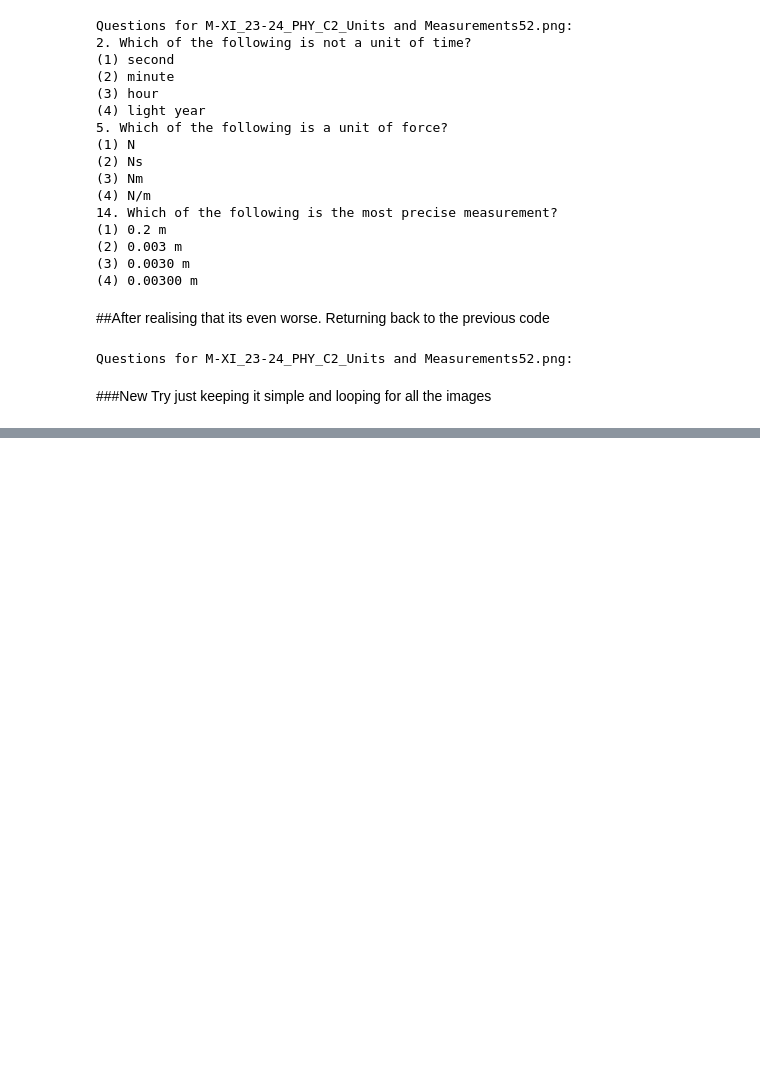
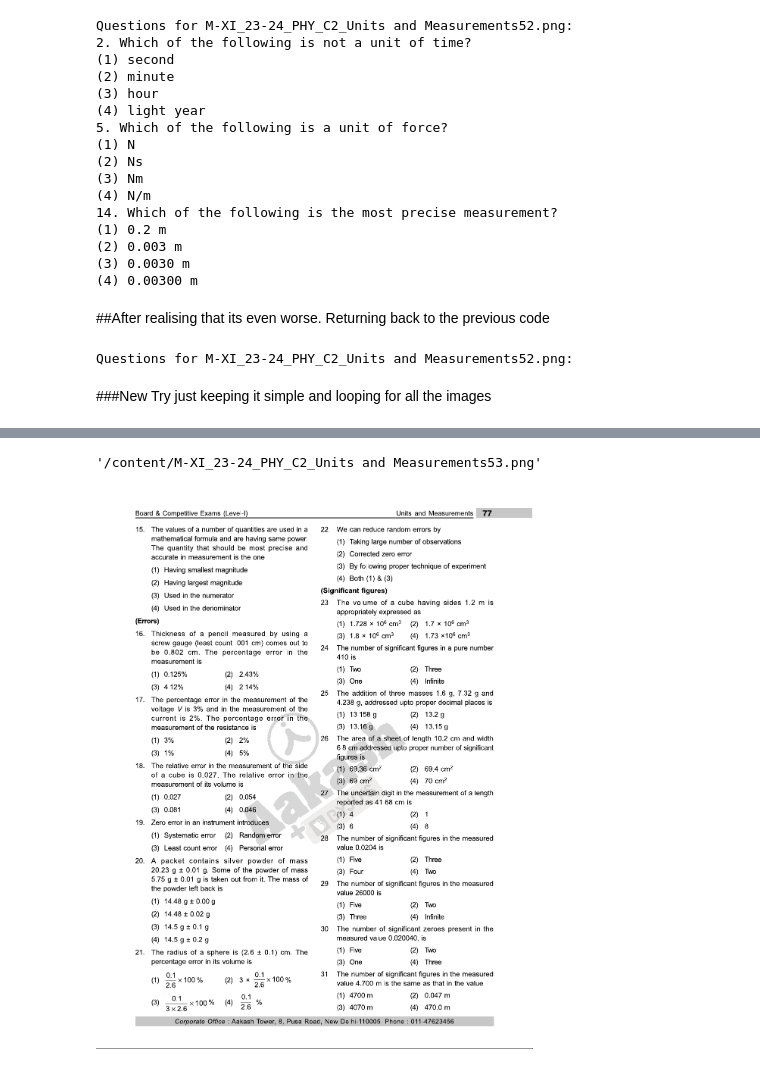
Before and after one commit to Abhishek92kumar/AI, a Jupyter notebook: Gemini_Pro.ipynb, the cells around one changed output, grey strips where cells are left out. Saved outputs shown, nothing was run; the diff lists cells and outputs as text; code cells hidden in the pictures; blank space fills up the shorter version.

```diff
--- a/Gemini_Pro.ipynb
+++ b/Gemini_Pro.ipynb
@@ -506,0 +551,26 @@ to_markdown(response.text)
+# %%
+import os
+from PIL import Image
+import openpyxl
+
+# Assuming you have other libraries (textwrap, Markdown) installed, skip their installation steps.
+
+def extract_questions(image_path):
+    # Replace this with your logic to extract questions and options from the image.
+    # You can use OCR libraries or manual extraction.
+    questions = []
+
+    return questions
+
+def write_to_excel(data, filename):
+    wb = openpyxl.Workbook()
+    ws = wb.active
+    ws.cell(row=1, column=1).value = "Question"
+
+
+    row_index = 2
+    for question in data:
+        ws.cell(row=row_index, column=1).value = question
+        row_index += 1
+
+    wb.save(filename)
@@ -506,0 +825,6 @@ to_markdown(response.text)
+# %%
+for filename in os.listdir(image_dir):
+    if filename.endswith(".png"):  # Adjust for your image format
+        image_path = os.path.join(image_dir, filename)
+        # text = extract_questions(image_path, model)
+        # extracted_data.append(text)
@@ -506,0 +840,7 @@ to_markdown(response.text)
+# %%
+
+for filename in os.listdir(image_dir):
+    if filename.endswith(".png"):
+        image_path = os.path.join(image_dir, filename)
+        text = extract_questions(image_path, model)
+        extracted_data.append(text)
@@ -506,0 +1021,9 @@ to_markdown(response.text)
+# %%
+image_path
+# %% [output]
+'/content/M-XI_23-24_PHY_C2_Units and Measurements53.png'
+# %%
+image = PIL.Image.open(image_path)
+image
+# %% [output]
+[figure, added]
```
Also changed, not shown: parts of 12 cells of this notebook.
